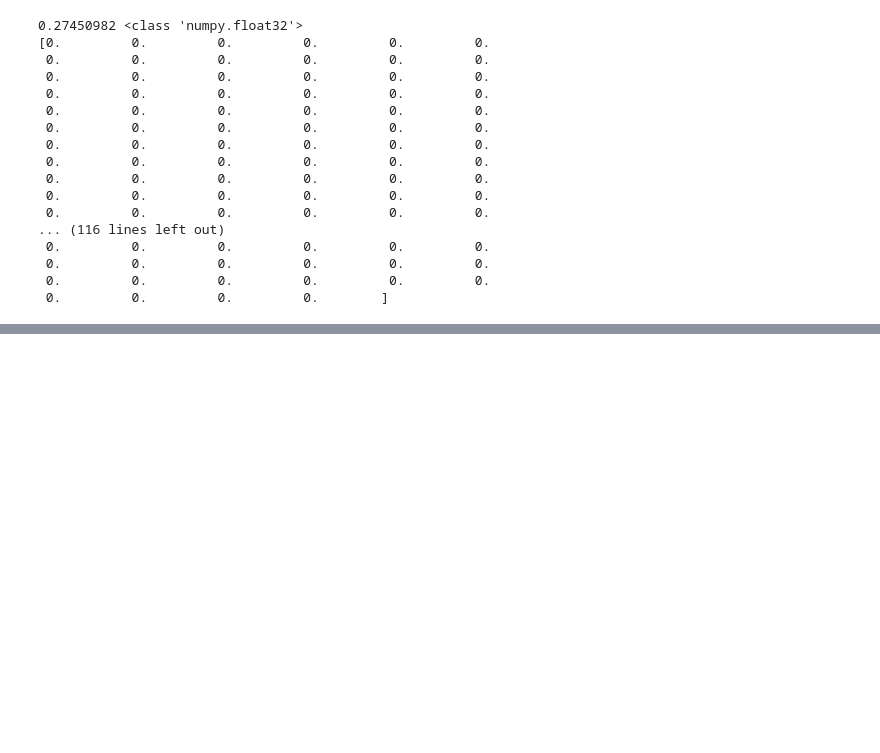
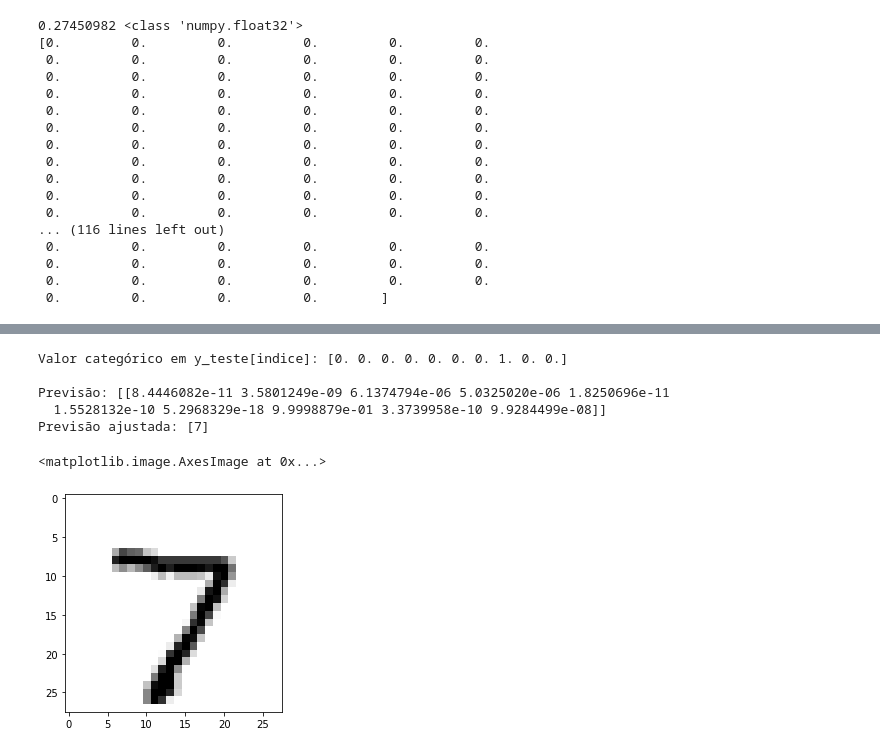
Before and after one commit to ronaldoaugustodemorais/Ocean_DeepLearning_13-08-2021, a Jupyter notebook: Ocean_DeepLearning_13_08_2021.ipynb, the cells around one changed output, grey strips where cells are left out. Cells and saved outputs as stored; diff of their text form; code cells hidden in the pictures; blank space fills up the shorter version.

```diff
--- a/Ocean_DeepLearning_13_08_2021.ipynb
+++ b/Ocean_DeepLearning_13_08_2021.ipynb
@@ -262,0 +399,34 @@ print(x_treino[0])
+# %%
+# Fazendo novas previsões
+
+indice = 0
+
+print("Valor categórico em y_teste[indice]:", y_teste[indice])
+
+# Preparo a imagem para fazer a previsão
+imagem = x_teste[indice].reshape((1, resolucao_total))
+
+print()
+
+# Faço a previsão
+prediction = model.predict(imagem)
+print("Previsão:", prediction)
+
+# Traduzindo a previsão em algo mais legível
+import numpy as np
+prediction_class = np.argmax(prediction, axis=-1)
+print("Previsão ajustada:", prediction_class)
+
+print()
+
+# Carregar os dados originais novamente para exibir como imagem
+(x_treino_img, y_treino_img), (x_teste_img, y_teste_img) = mnist.load_data()
+plt.imshow(x_teste_img[indice], cmap=plt.cm.binary)
+# %% [output]
+Valor categórico em y_teste[indice]: [0. 0. 0. 0. 0. 0. 0. 1. 0. 0.]
+
+Previsão: [[8.4446082e-11 3.5801249e-09 6.1374794e-06 5.0325020e-06 1.8250696e-11
+  1.5528132e-10 5.2968329e-18 9.9998879e-01 3.3739958e-10 9.9284499e-08]]
+Previsão ajustada: [7]
+<matplotlib.image.AxesImage at 0x...>
+[figure, added]
```
Also changed, not shown: parts of 4 cells of this notebook.
